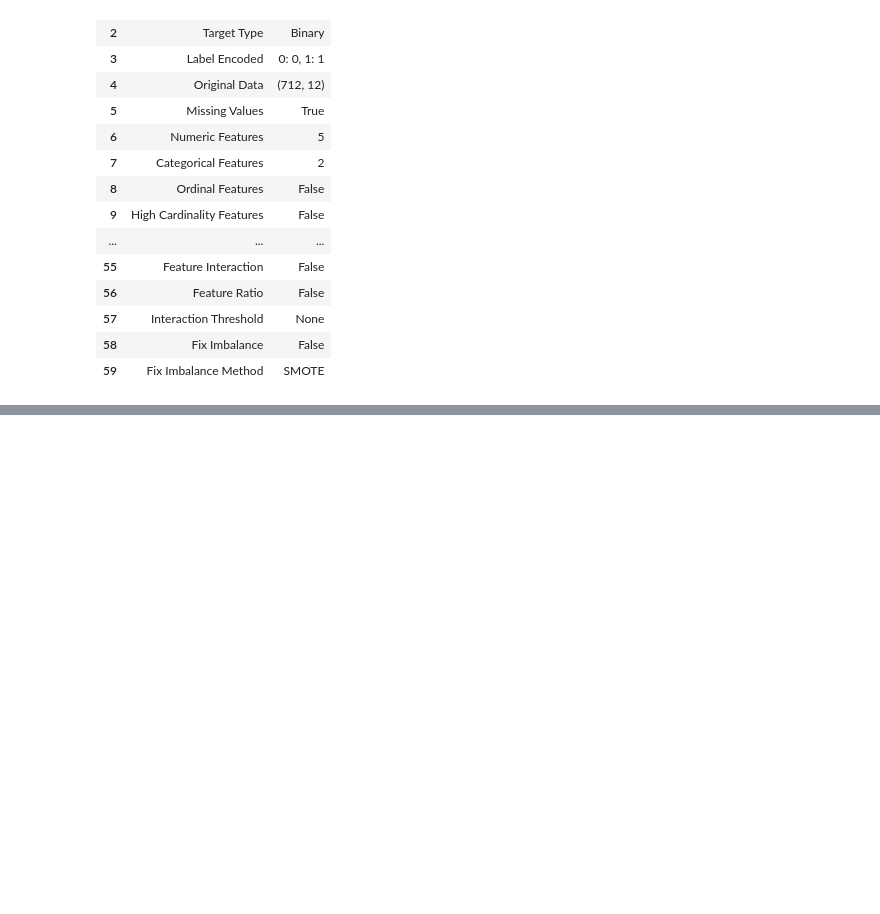
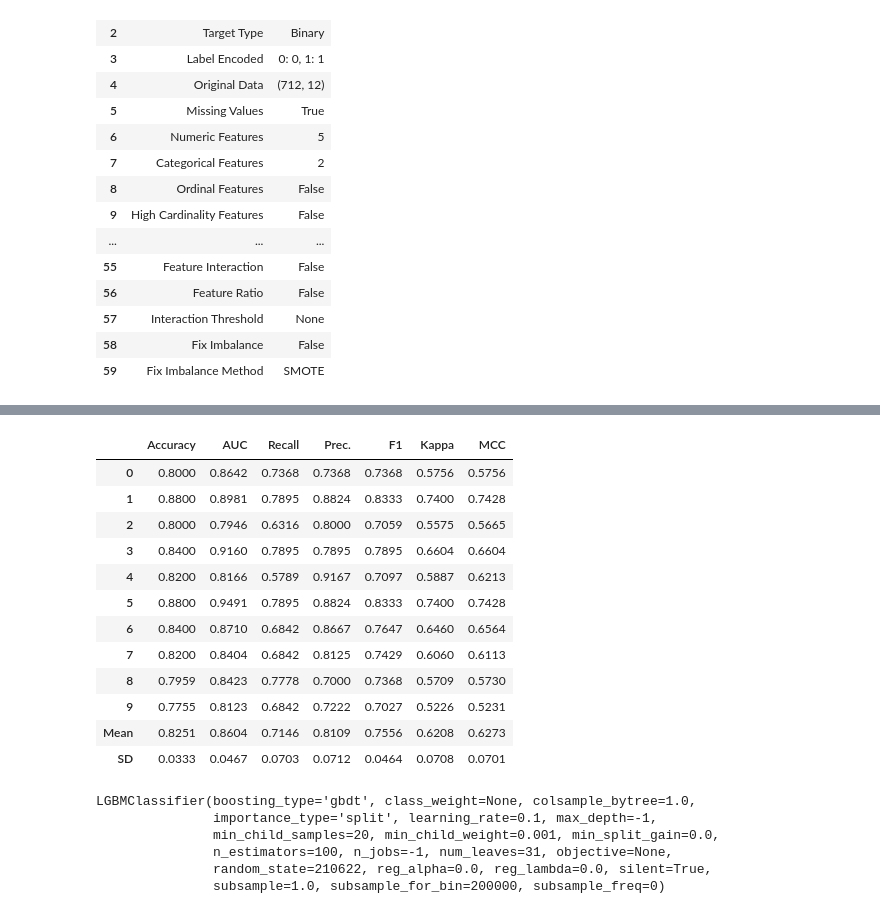
Before and after one commit to def-gthill/data-practice, a Jupyter notebook: titanic-pycaret/simple.ipynb, the cells around one changed output, grey strips where cells are left out. Cells and saved outputs as stored; diff of their text form; code cells hidden in the pictures; blank space fills up the shorter version.

```diff
--- a/titanic-pycaret/simple.ipynb
+++ b/titanic-pycaret/simple.ipynb
@@ -34,0 +54,25 @@ config = clf.setup(
+# %%
+lgbm = clf.create_model("lightgbm")
+# %% [output]
+|  | Accuracy | AUC | Recall | Prec. | F1 | Kappa | MCC |
+| 0 | 0.8000 | 0.8642 | 0.7368 | 0.7368 | 0.7368 | 0.5756 | 0.5756 |
+| 1 | 0.8800 | 0.8981 | 0.7895 | 0.8824 | 0.8333 | 0.7400 | 0.7428 |
+| 2 | 0.8000 | 0.7946 | 0.6316 | 0.8000 | 0.7059 | 0.5575 | 0.5665 |
+| 3 | 0.8400 | 0.9160 | 0.7895 | 0.7895 | 0.7895 | 0.6604 | 0.6604 |
+| 4 | 0.8200 | 0.8166 | 0.5789 | 0.9167 | 0.7097 | 0.5887 | 0.6213 |
+| 5 | 0.8800 | 0.9491 | 0.7895 | 0.8824 | 0.8333 | 0.7400 | 0.7428 |
+| 6 | 0.8400 | 0.8710 | 0.6842 | 0.8667 | 0.7647 | 0.6460 | 0.6564 |
+| 7 | 0.8200 | 0.8404 | 0.6842 | 0.8125 | 0.7429 | 0.6060 | 0.6113 |
+| 8 | 0.7959 | 0.8423 | 0.7778 | 0.7000 | 0.7368 | 0.5709 | 0.5730 |
+| 9 | 0.7755 | 0.8123 | 0.6842 | 0.7222 | 0.7027 | 0.5226 | 0.5231 |
+| Mean | 0.8251 | 0.8604 | 0.7146 | 0.8109 | 0.7556 | 0.6208 | 0.6273 |
+| SD | 0.0333 | 0.0467 | 0.0703 | 0.0712 | 0.0464 | 0.0708 | 0.0701 |
+# %%
+lgbm
+# %% [output]
+LGBMClassifier(boosting_type='gbdt', class_weight=None, colsample_bytree=1.0,
+               importance_type='split', learning_rate=0.1, max_depth=-1,
+               min_child_samples=20, min_child_weight=0.001, min_split_gain=0.0,
+               n_estimators=100, n_jobs=-1, num_leaves=31, objective=None,
+               random_state=210622, reg_alpha=0.0, reg_lambda=0.0, silent=True,
+               subsample=1.0, subsample_for_bin=200000, subsample_freq=0)
```
Also changed, not shown: parts of 7 cells of this notebook, 1 other file.
